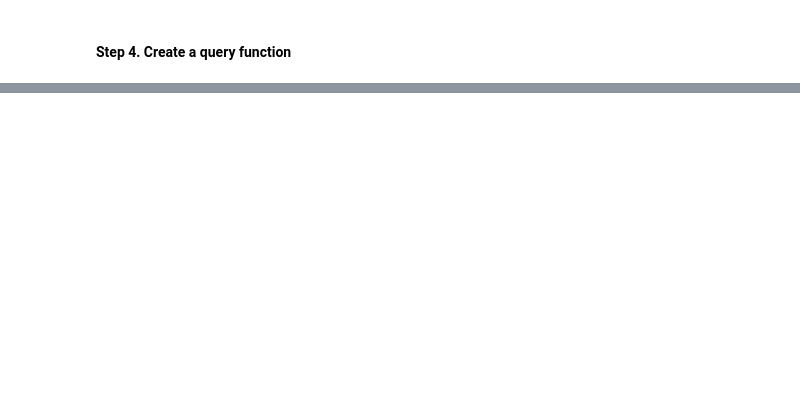
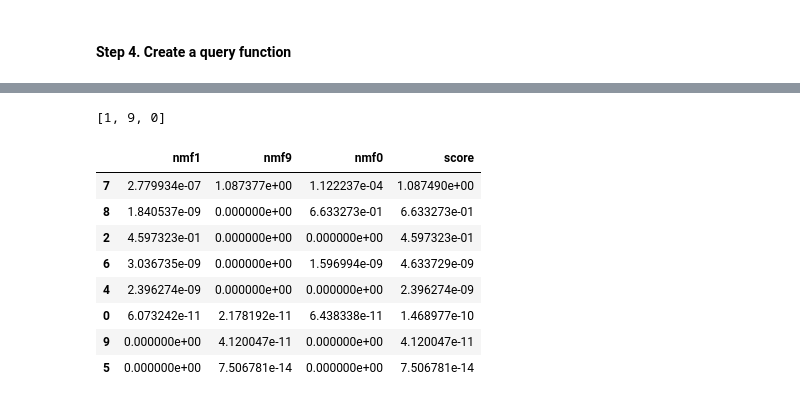
Before and after one commit to kibindy/DMW_Lab2, a Jupyter notebook: LT 8 Lab Report 2.ipynb, the cells around one changed output, grey strips where cells are left out. Cells and saved outputs as stored; diff of their text form; code cells hidden in the pictures; blank space fills up the shorter version.

```diff
--- a/LT 8 Lab Report 2.ipynb
+++ b/LT 8 Lab Report 2.ipynb
@@ -354,2 +335,9 @@ document_topic
 # %% [markdown]
 #### Step 4. Create a query function
+# %%
+# Get top words per topic from search results
+n_top_words = 10
+topic_dict = {}
+for topic_idx, topic in enumerate(nmf_model.components_):
+        topic_dict[topic_idx] = [feature_names[i] for i in topic.argsort()[:-n_top_words - 1:-1]]
+topic_dict
@@ -355,0 +362,37 @@ document_topic
+# %%
+# Identify topics that contain the words in the query
+query = 'later marathon abandon'
+
+search_topic_list = []
+for word in query.lower().split():
+    counter = 0
+    for topic in topic_dict.values():
+        if word in topic:
+            search_topic_list.append(counter)
+        counter += 1
+
+search_topic_list
+# %% [output]
+[1, 9, 0]
+# %%
+# Create a dataframe that contains all relevant topics
+working_df = pd.DataFrame(document_topic.iloc[:, search_topic_list])
+# working_df.set_index(corpus['isbn'], inplace=True)
+
+# Get the total row score for each isbn
+working_df['score'] = working_df.iloc[:, 0:].sum(axis=1)
+working_df
+
+result = working_df.sort_values(axis=0, by='score', ascending=False).head(10)
+result = result[result['score'] > 0]
+result
+# %% [output]
+|  | nmf1 | nmf9 | nmf0 | score |
+| 7 | 2.779934e-07 | 1.087377e+00 | 1.122237e-04 | 1.087490e+00 |
+| 8 | 1.840537e-09 | 0.000000e+00 | 6.633273e-01 | 6.633273e-01 |
+| 2 | 4.597323e-01 | 0.000000e+00 | 0.000000e+00 | 4.597323e-01 |
+| 6 | 3.036735e-09 | 0.000000e+00 | 1.596994e-09 | 4.633729e-09 |
+| 4 | 2.396274e-09 | 0.000000e+00 | 0.000000e+00 | 2.396274e-09 |
+| 0 | 6.073242e-11 | 2.178192e-11 | 6.438338e-11 | 1.468977e-10 |
+| 9 | 0.000000e+00 | 4.120047e-11 | 0.000000e+00 | 4.120047e-11 |
+| 5 | 0.000000e+00 | 7.506781e-14 | 0.000000e+00 | 7.506781e-14 |
```
Also changed, not shown: parts of 7 cells of this notebook.
